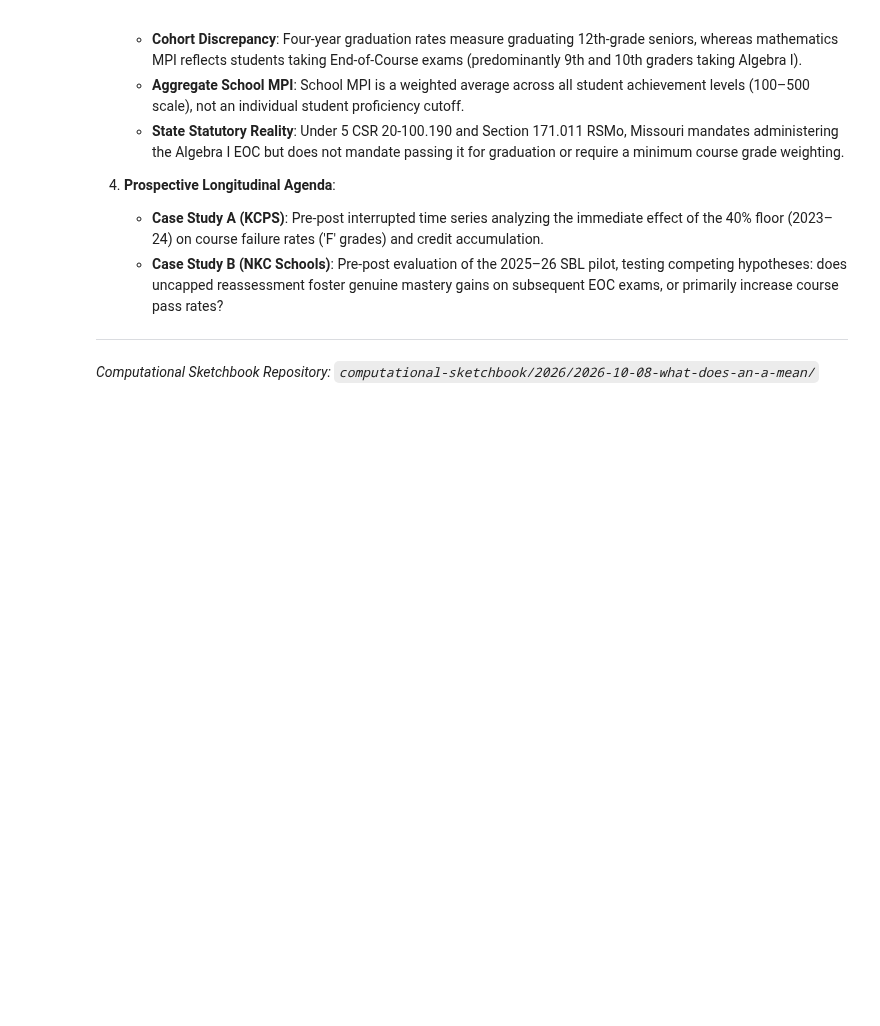
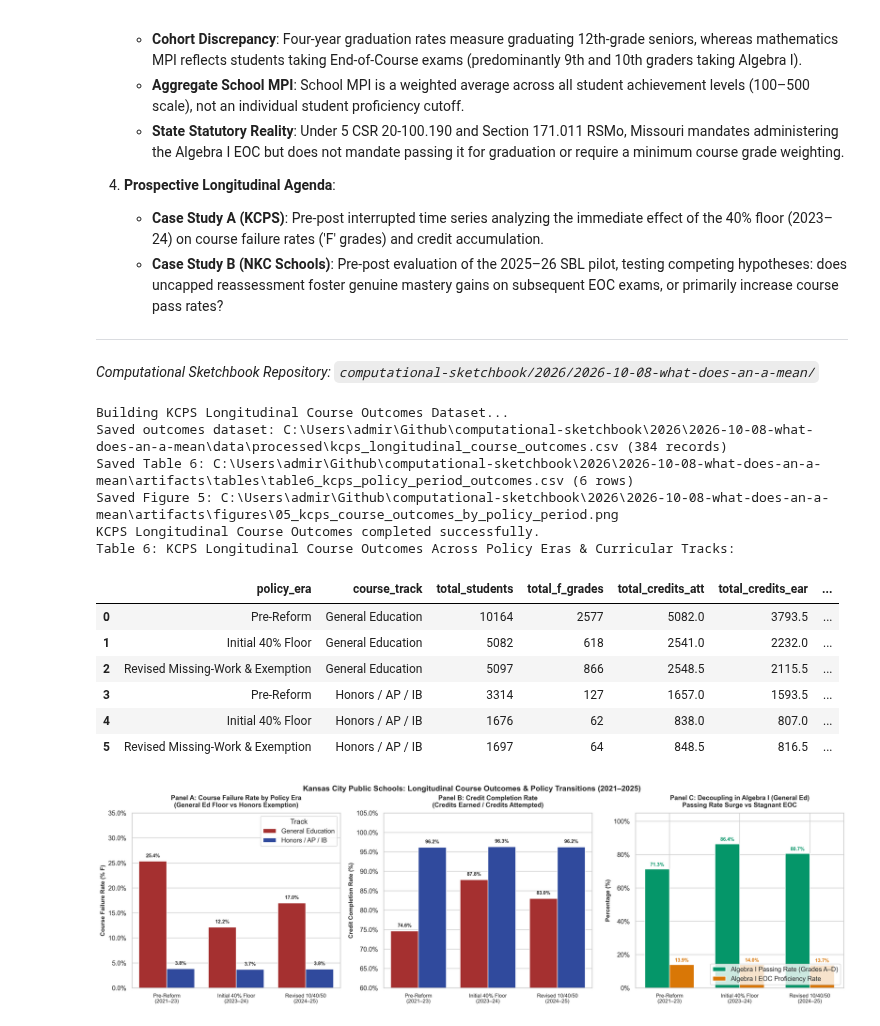
Before and after one commit to admiralorbiter/computational-sketchbook, a Jupyter notebook: 2026/2026-10-08-what-does-an-a-mean/notebooks/01_what_does_an_a_mean.ipynb, the cells around one changed output. Saved outputs shown, nothing was run; the diff lists cells and outputs as text; code cells hidden in the pictures; blank space fills up the shorter version.

Commit message:
feat(2026-10-08-what-does-an-a-mean): implement rigorous exposure lookup and KCPS longitudinal course outcomes dataset

```diff
--- a/2026/2026-10-08-what-does-an-a-mean/notebooks/01_what_does_an_a_mean.ipynb
+++ b/2026/2026-10-08-what-does-an-a-mean/notebooks/01_what_does_an_a_mean.ipynb
@@ -434,3 +434,40 @@ The empirical results from **Figure 4** and **Table 4** clarify the relationship
 
 ---
 *Computational Sketchbook Repository: `computational-sketchbook/2026/2026-10-08-what-does-an-a-mean/`*
+# %%
+# Phase 3: Longitudinal Course Outcomes & Policy Transitions in KCPS (2021–2025)
+import sys
+from pathlib import Path
+import pandas as pd
+from IPython.display import Image, display
+
+if str(BASE_DIR) not in sys.path:
+    sys.path.insert(0, str(BASE_DIR))
+
+from src.build_longitudinal_course_outcomes import main as run_course_outcomes
+
+# Build harmonized outcomes and generate Table 6 & Figure 5
+run_course_outcomes()
+
+# Load and display Table 6
+t6 = pd.read_csv(TABLES_DIR / "table6_kcps_policy_period_outcomes.csv")
+print("Table 6: KCPS Longitudinal Course Outcomes Across Policy Eras & Curricular Tracks:")
+display(t6)
+
+# Display Figure 5
+display(Image(str(FIG_DIR / "05_kcps_course_outcomes_by_policy_period.png")))
+# %% [output]
+Building KCPS Longitudinal Course Outcomes Dataset...
+Saved outcomes dataset: C:\Users\admir\Github\computational-sketchbook\2026\2026-10-08-what-does-an-a-mean\data\processed\kcps_longitudinal_course_outcomes.csv (384 records)
+Saved Table 6: C:\Users\admir\Github\computational-sketchbook\2026\2026-10-08-what-does-an-a-mean\artifacts\tables\table6_kcps_policy_period_outcomes.csv (6 rows)
+Saved Figure 5: C:\Users\admir\Github\computational-sketchbook\2026\2026-10-08-what-does-an-a-mean\artifacts\figures\05_kcps_course_outcomes_by_policy_period.png
+KCPS Longitudinal Course Outcomes completed successfully.
+Table 6: KCPS Longitudinal Course Outcomes Across Policy Eras & Curricular Tracks:
+|  | policy_era | course_track | total_students | total_f_grades | total_credits_att | total_credits_ear | ... |
+| 0 | Pre-Reform | General Education | 10164 | 2577 | 5082.0 | 3793.5 | ... |
+| 1 | Initial 40% Floor | General Education | 5082 | 618 | 2541.0 | 2232.0 | ... |
+| 2 | Revised Missing-Work & Exemption | General Education | 5097 | 866 | 2548.5 | 2115.5 | ... |
+| 3 | Pre-Reform | Honors / AP / IB | 3314 | 127 | 1657.0 | 1593.5 | ... |
+| 4 | Initial 40% Floor | Honors / AP / IB | 1676 | 62 | 838.0 | 807.0 | ... |
+| 5 | Revised Missing-Work & Exemption | Honors / AP / IB | 1697 | 64 | 848.5 | 816.5 | ... |
+[figure, added]
```
Also changed, not shown: parts of 1 cell of this notebook, 14 other files.
